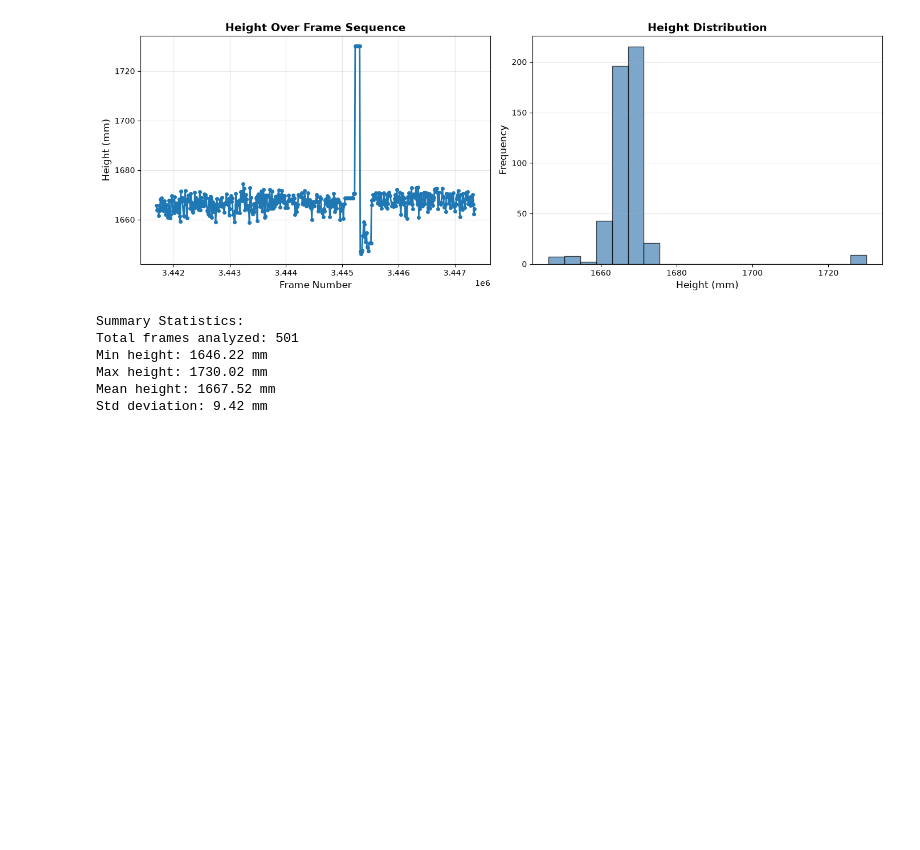
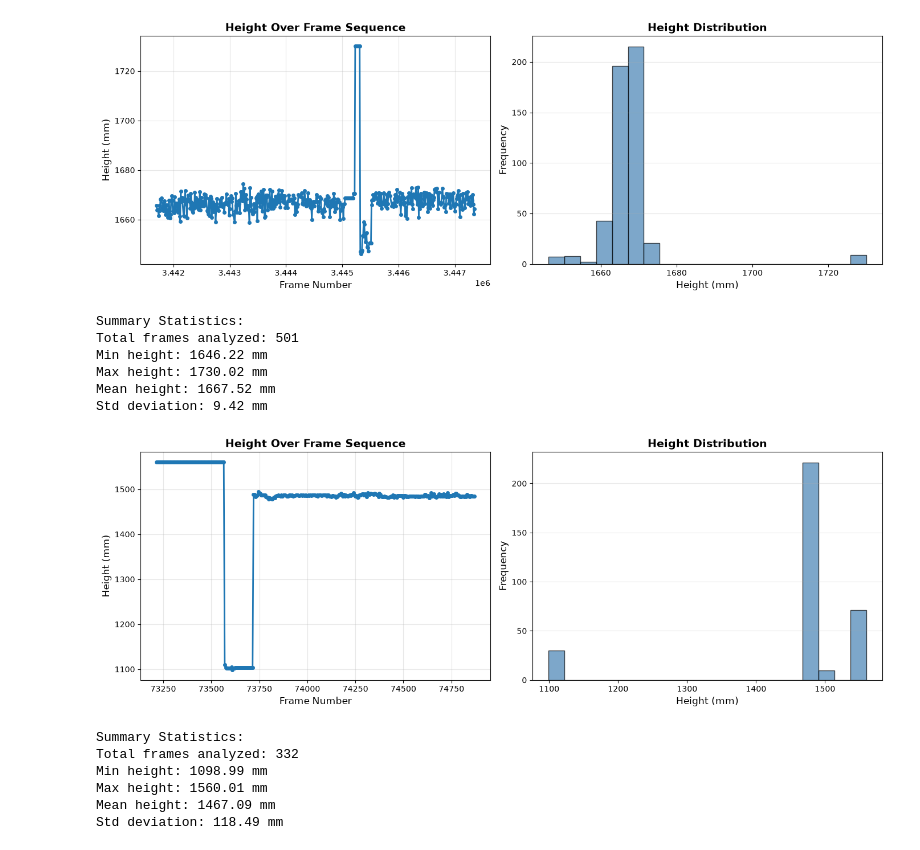
Before and after one commit to gokul-philips/utils, a Jupyter notebook: height_visualize.ipynb, the cells around one changed output. Cells and saved outputs as stored; diff of their text form; code cells hidden in the pictures; blank space fills up the shorter version.

```diff
--- a/height_visualize.ipynb
+++ b/height_visualize.ipynb
@@ -101,3 +101,14 @@ Min height: 1646.22 mm
 Max height: 1730.02 mm
 Mean height: 1667.52 mm
 Std deviation: 9.42 mm
+# %%
+FOLDER_PATH = "/home/gokul/defects/mr00389746/0704-0705"
+visualize_heights(FOLDER_PATH)
+# %% [output]
+[figure, added]
+Summary Statistics:
+Total frames analyzed: 332
+Min height: 1098.99 mm
+Max height: 1560.01 mm
+Mean height: 1467.09 mm
+Std deviation: 118.49 mm
```
Also changed, not shown: parts of 2 cells of this notebook.
